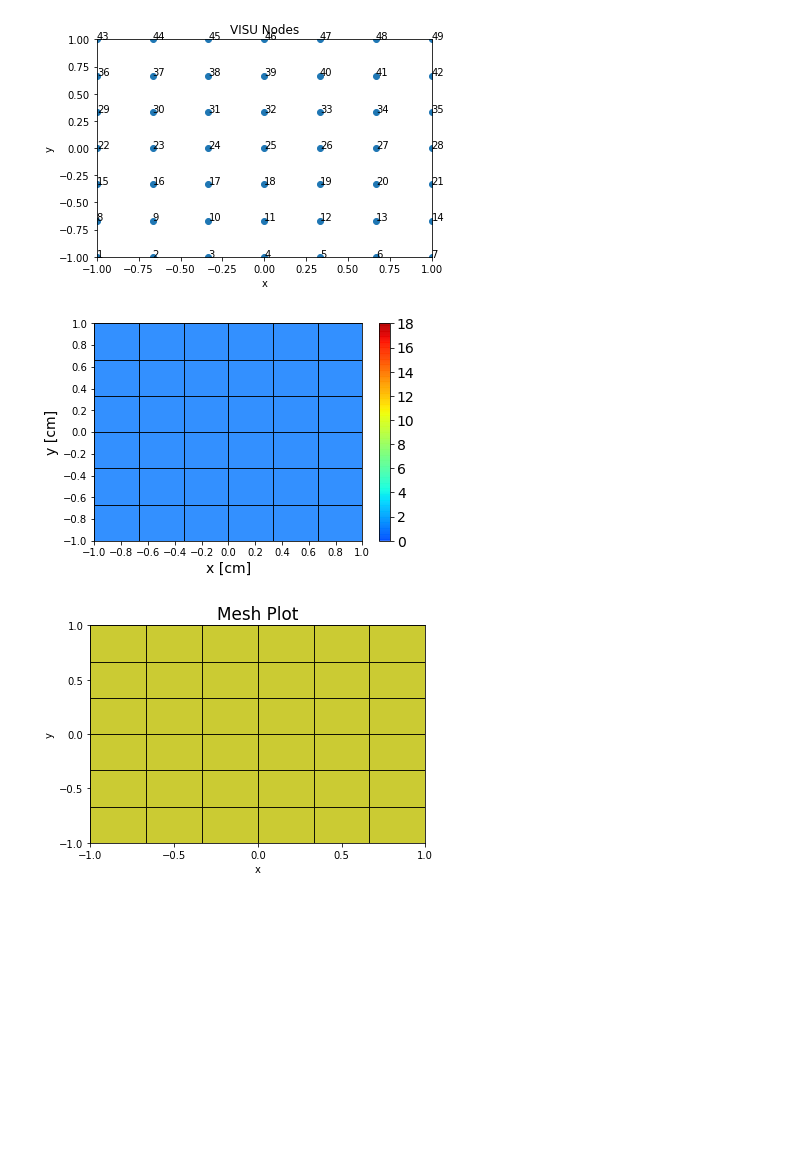
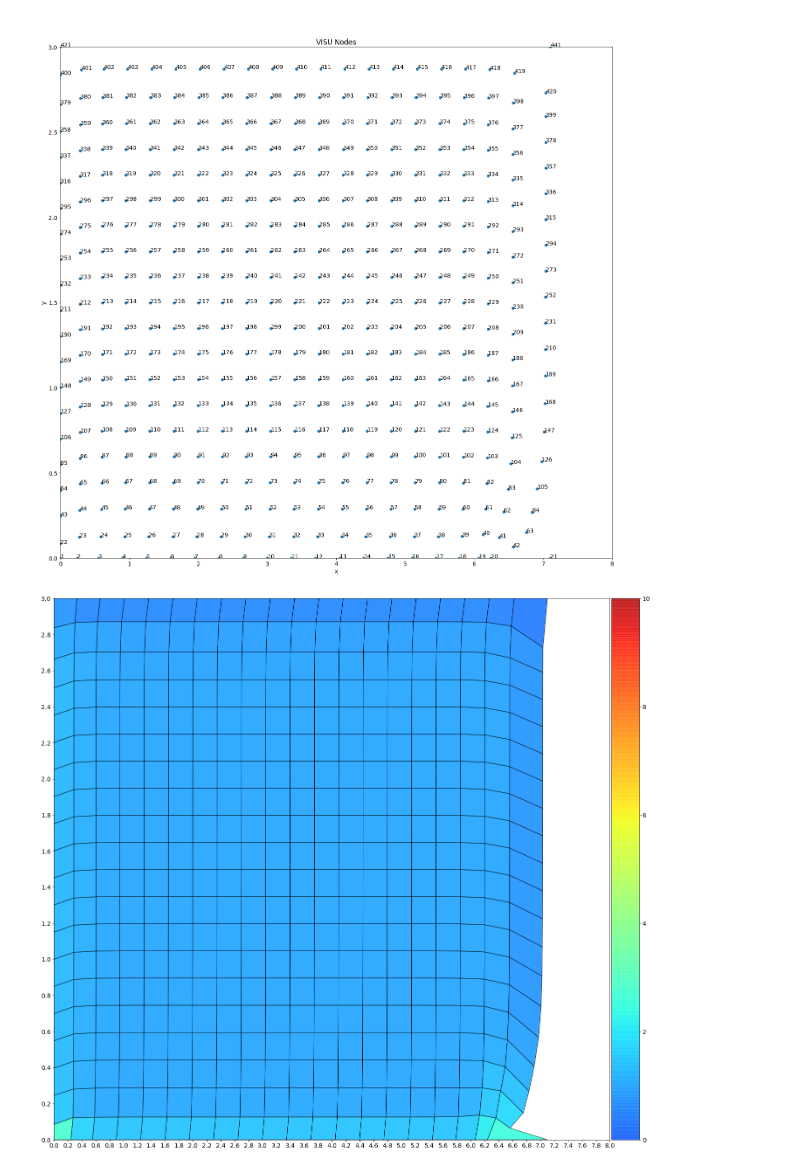
Before and after one commit to taraniva/VISU, a Jupyter notebook: visu.ipynb, the cells around one changed output. Saved outputs shown, nothing was run; the diff lists cells and outputs as text; code cells hidden in the pictures; blank space fills up the shorter version.

Commit message:
VISU 1.0.0
Working build

```diff
--- a/visu.ipynb
+++ b/visu.ipynb
@@ -12,12 +65,23 @@ import visu_func
 # %%
-visu_func.draw(r"/Users/Ivan/Documents/FJFI/BC_Arbeit/CCLuS/mesh_000.dat",
-               r"/Users/Ivan/Documents/FJFI/BC_Arbeit/CCLuS/input_cellsid.dat",
-               r"/Users/Ivan/Documents/FJFI/BC_Arbeit/CCLuS/input_cnconn.dat",
-               r"/Users/Ivan/Documents/FJFI/BC_Arbeit/CCLuS/vals_000.dat",
+#Sod
+visu_func.draw(r"/Users/Ivan/Documents/FJFI/Research/CCLUS/mesh_004.dat",
+               r"/Users/Ivan/Documents/FJFI/Research/CCLUS/input_cellsid.dat",
+               r"/Users/Ivan/Documents/FJFI/Research/CCLUS/input_cnconn.dat",
+               r"/Users/Ivan/Documents/FJFI/Research/CCLUS/vals_004.dat",
                'density',
-               -1.0, 1.0,
-               -1.0, 1.0)
+               -0.0, 1.0,
+               -0.0, 0.03,
+                0.0, 1.0)
-# %% [output]
-[figure, removed]
-[figure, removed]
-[figure, removed]
+# %%
+#Pst
+visu_func.draw(r"/Users/Ivan/Documents/FJFI/Research/CODE/CCLUS/OUTPUT/mesh_001.dat",
+               r"/Users/Ivan/Documents/FJFI/Research/CODE/CCLUS/OUTPUT/input_cellsid.dat",
+               r"/Users/Ivan/Documents/FJFI/Research/CODE/CCLUS/OUTPUT/input_cnconn.dat",
+               r"/Users/Ivan/Documents/FJFI/Research/CODE/CCLUS/OUTPUT/vals_001.dat",
+               'density',
+               -0.0, 8.0,
+               -0.0, 3.0,
+                0.0, 10.0)
+# %% [output]
+[figure, added]
+[figure, added]
```
Also changed, not shown: parts of 8 cells of this notebook, 1 other file.
